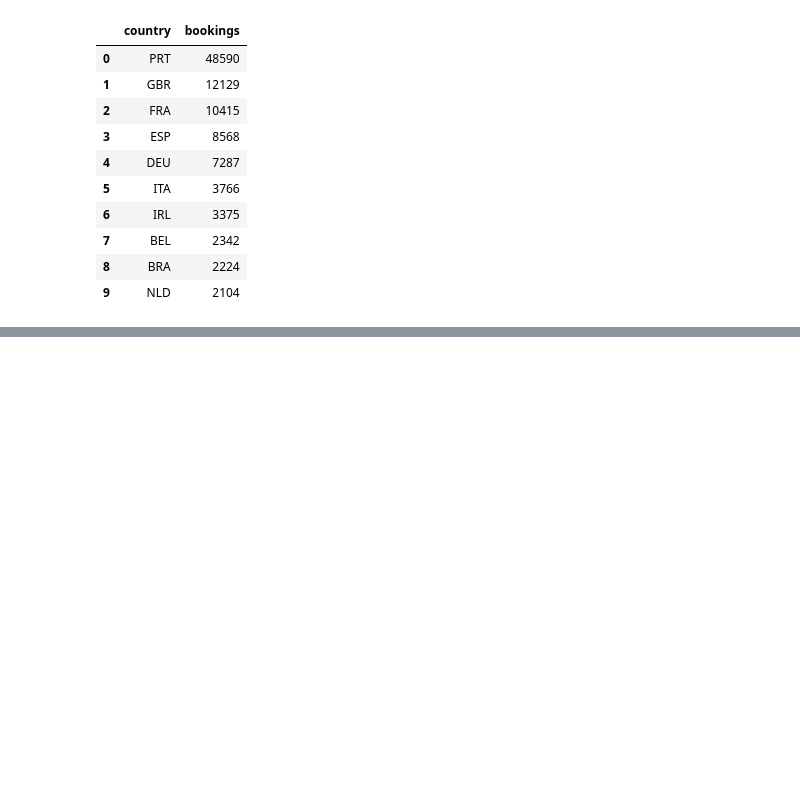
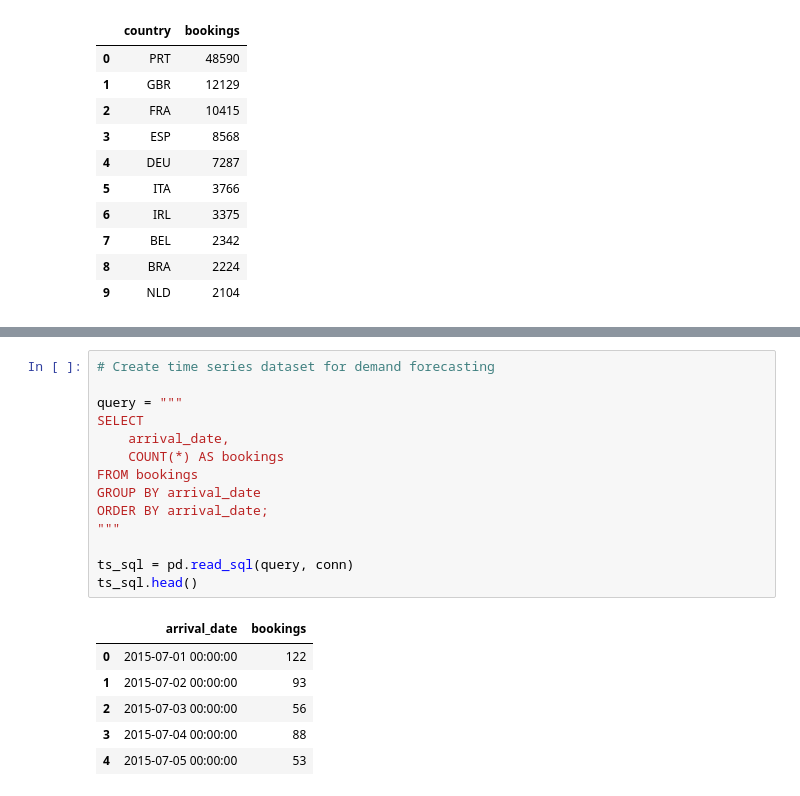
Before and after one commit to jos3ruizab/guacamaia-tourism-demand-dashboard, a Jupyter notebook: notebooks/eda.ipynb, the cells around one changed output, grey strips where cells are left out. Drawn from its saved outputs; the diff is of its cells as text; blank space fills up the shorter version.

Commit message:
Add advanced SQL analysis and forecasting dataset

```diff
--- a/notebooks/eda.ipynb
+++ b/notebooks/eda.ipynb
@@ -536,0 +612,21 @@ pd.read_sql(query, conn)
+# %%
+# Create time series dataset for demand forecasting
+
+query = """
+SELECT
+    arrival_date,
+    COUNT(*) AS bookings
+FROM bookings
+GROUP BY arrival_date
+ORDER BY arrival_date;
+"""
+
+ts_sql = pd.read_sql(query, conn)
+ts_sql.head()
+# %% [output]
+|  | arrival_date | bookings |
+| 0 | 2015-07-01 00:00:00 | 122 |
+| 1 | 2015-07-02 00:00:00 | 93 |
+| 2 | 2015-07-03 00:00:00 | 56 |
+| 3 | 2015-07-04 00:00:00 | 88 |
+| 4 | 2015-07-05 00:00:00 | 53 |
```
Also changed, not shown: parts of 3 cells of this notebook, 1 other file.
